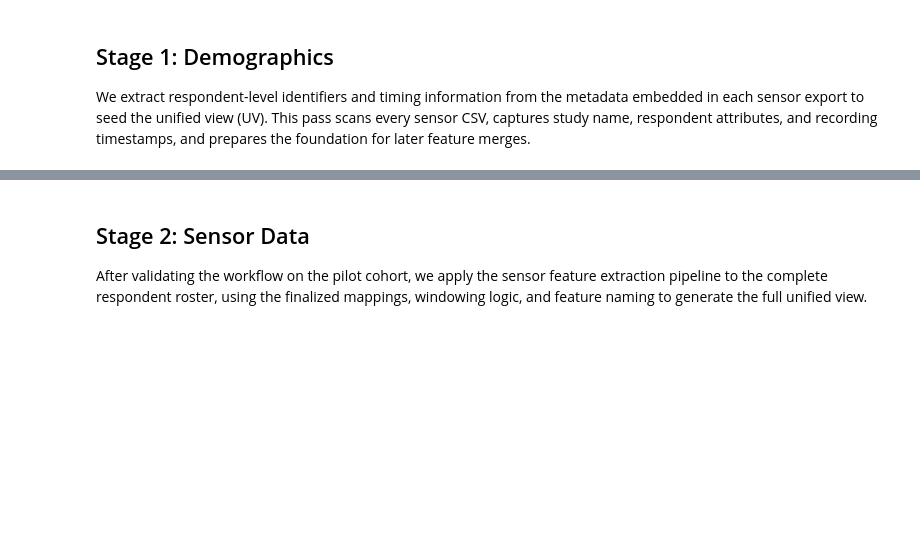
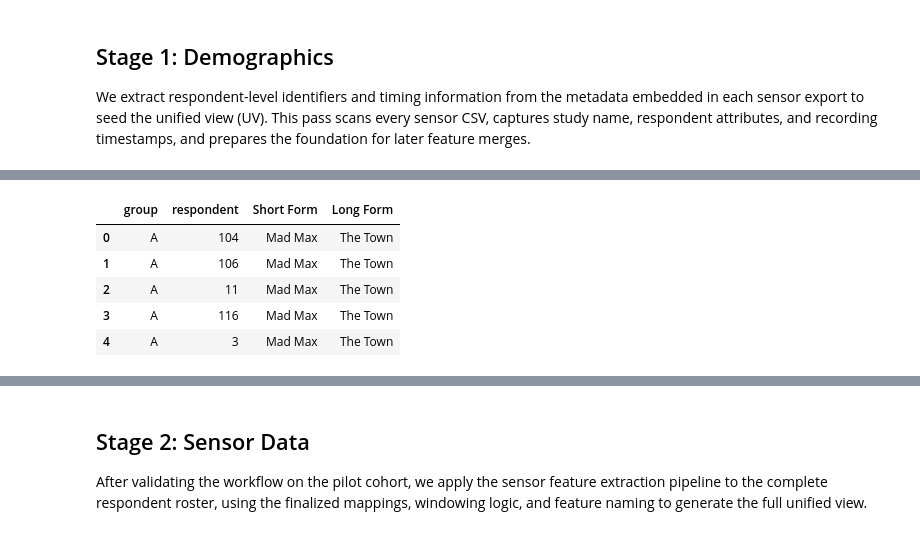
Before and after one commit to NeuralSenseCode/544_WBD_CXCU, a Jupyter notebook: analysis/assemble_uv.ipynb, the cells around one changed output, grey strips where cells are left out. Cells and saved outputs as stored; diff of their text form; code cells hidden in the pictures; blank space fills up the shorter version.

```diff
--- a/analysis/assemble_uv.ipynb
+++ b/analysis/assemble_uv.ipynb
@@ -518,3 +525,34 @@ uv_stage1.loc[:, [
+# %%
+group_short_long_map = pd.DataFrame(
+    [
+        ("A", "Mad Max", "The Town"),
+        ("B", "The Town", "Mad Max"),
+        ("C", "The Town", "Abbot Elementary"),
+        ("D", "Abbot Elementary", "The Town"),
+        ("E", "Abbot Elementary", "The Town"),
+        ("F", "Mad Max", "Abbot Elementary"),
+    ],
+    columns=["group", "Short Form", "Long Form"],
+)
+for column in ["Short Form", "Long Form"]:
+    group_short_long_map[column] = group_short_long_map[column].str.strip().str.rstrip(",")
+
+uv_stage1 = uv_stage1.merge(
+    group_short_long_map,
+    on="group",
+    how="left",
+    validate="many_to_one",
+)
+uv = uv_stage1.copy()
+
+uv_stage1.loc[:, ["group", "respondent", "Short Form", "Long Form"]].head()
+# %% [output]
+|  | group | respondent | Short Form | Long Form |
+| 0 | A | 104 | Mad Max | The Town |
+| 1 | A | 106 | Mad Max | The Town |
+| 2 | A | 11 | Mad Max | The Town |
+| 3 | A | 116 | Mad Max | The Town |
+| 4 | A | 3 | Mad Max | The Town |
 # %%
 duplicate_respondents = uv_stage1[uv_stage1.duplicated(subset="respondent", keep=False)]
 if duplicate_respondents.empty:
```
Also changed, not shown: parts of 17 cells of this notebook, 3 other files.
